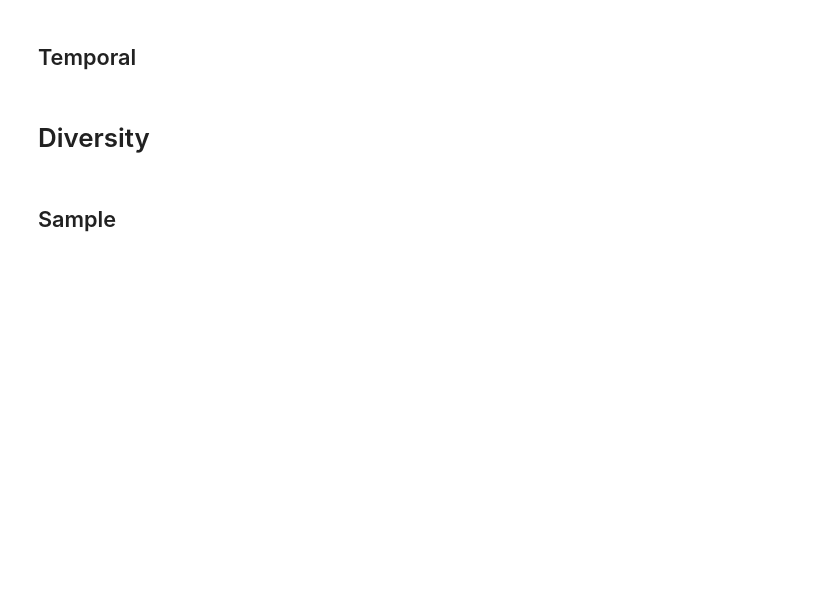
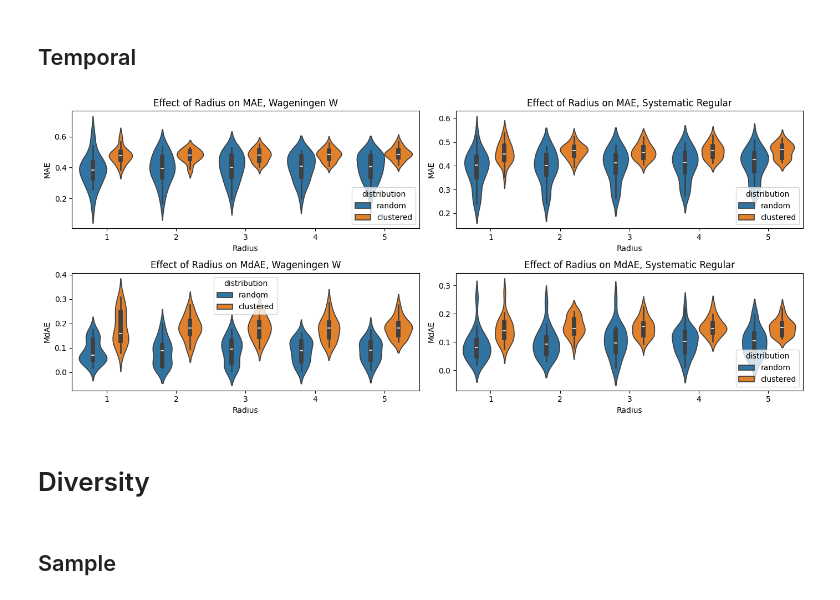
Before and after one commit to timovdk/BLOSSOM, a Jupyter notebook: figures/5-results_viz.ipynb, the cells around one changed output. Drawn from its saved outputs; the diff is of its cells as text; code cells hidden in the pictures; blank space fills up the shorter version.

```diff
--- a/figures/5-results_viz.ipynb
+++ b/figures/5-results_viz.ipynb
@@ -181,10 +200,10 @@ plt.show()
 # %% [markdown]
 ## Temporal
 # %%
-df1 = pd.read_csv('../experiments/B_analysis_out/abundances_temporal_w.csv')
+df1 = pd.read_csv('../experiments/analysis_out/abundances_temporal_w.csv')
 df1['distribution'] = pd.Series('clustered', index=df1.index).mask(df1['filename'].str.contains('random'), 'random')
 df1['sampling_strat'] = 'w'
-df2 = pd.read_csv('../experiments/B_analysis_out/abundances_temporal_reg.csv')
+df2 = pd.read_csv('../experiments/analysis_out/abundances_temporal_reg.csv')
 df2['distribution'] = pd.Series('clustered', index=df2.index).mask(df2['filename'].str.contains('random'), 'random')
 df2['sampling_strat'] = 'reg'
 # Combine df1 and df2 into a single DataFrame
@@ -194,30 +213,32 @@ df_combined = pd.concat([df1, df2])
 fig, axes = plt.subplots(2, 2, figsize=(14, 6))
 
 # Plot [mae, w]
 sns.violinplot(x='r', y='mae', hue='distribution', data=df_combined[df_combined['sampling_strat']=='w'], ax=axes[0, 0])
 axes[0, 0].set_title('Effect of Radius on MAE, Wageningen W')
 axes[0, 0].set_xlabel('Radius')
 axes[0, 0].set_ylabel('MAE')
 
 # Plot [mae, reg]
 sns.violinplot(x='r', y='mae', hue='distribution', data=df_combined[df_combined['sampling_strat']=='reg'], ax=axes[0, 1])
 axes[0, 1].set_title('Effect of Radius on MAE, Systematic Regular')
 axes[0, 1].set_xlabel('Radius')
 axes[0, 1].set_ylabel('MAE')
 
 # Plot [mdae, w]
 sns.violinplot(x='r', y='mdae', hue='distribution', data=df_combined[df_combined['sampling_strat']=='w'], ax=axes[1, 0])
 axes[1, 0].set_title('Effect of Radius on MdAE, Wageningen W')
 axes[1, 0].set_xlabel('Radius')
 axes[1, 0].set_ylabel('MdAE')
 
 # Plot [mdae, reg]
 sns.violinplot(x='r', y='mdae', hue='distribution', data=df_combined[df_combined['sampling_strat']=='reg'], ax=axes[1, 1])
 axes[1, 1].set_title('Effect of Radius on MdAE, Systematic Regular')
 axes[1, 1].set_xlabel('Radius')
 axes[1, 1].set_ylabel('MdAE')
 
 # Adjust layout to make sure plots are neatly arranged
 plt.tight_layout()
 plt.savefig("5-abundances_temporal.pdf", format="pdf", bbox_inches="tight")
 plt.show()
+# %% [output]
+[figure, added]
```
Also changed, not shown: parts of 17 cells of this notebook, 47 other files.
